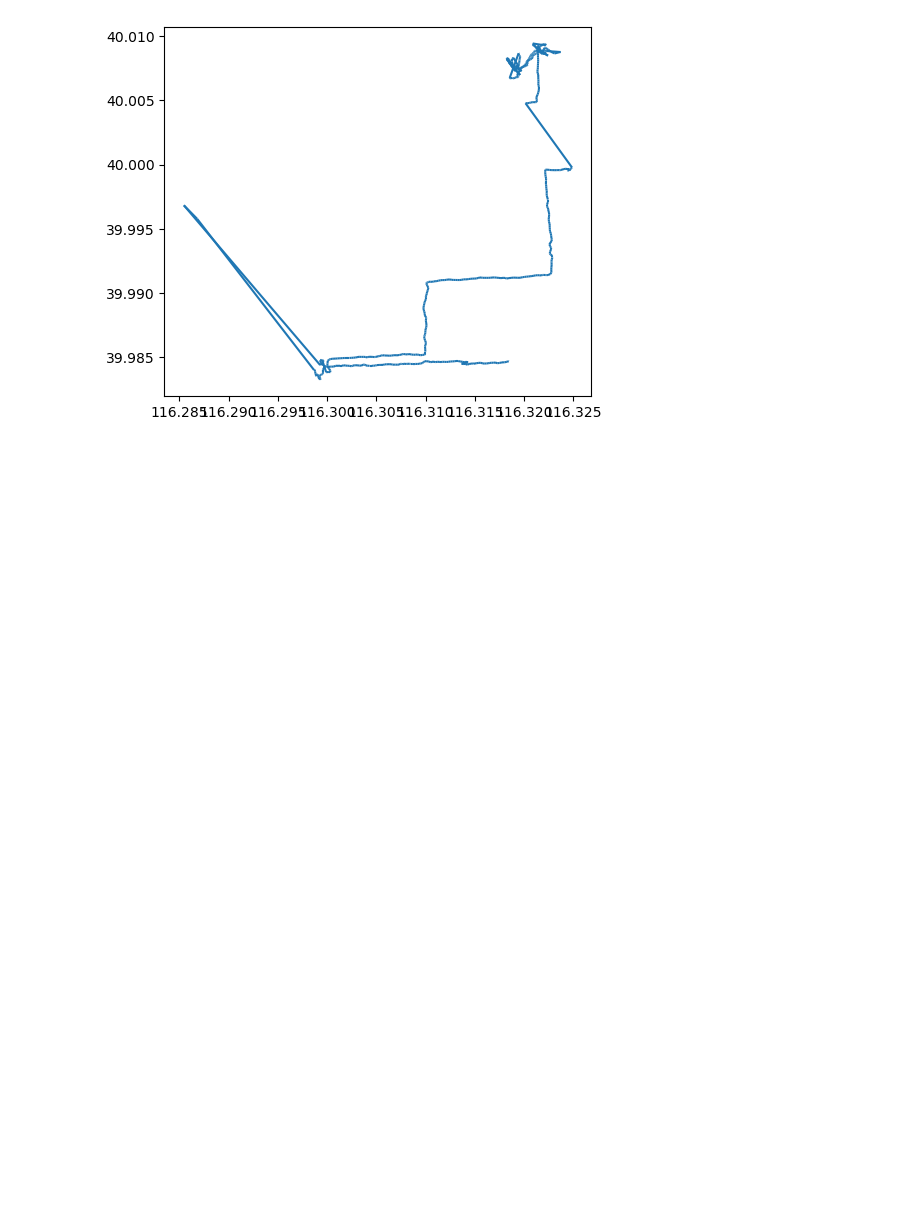
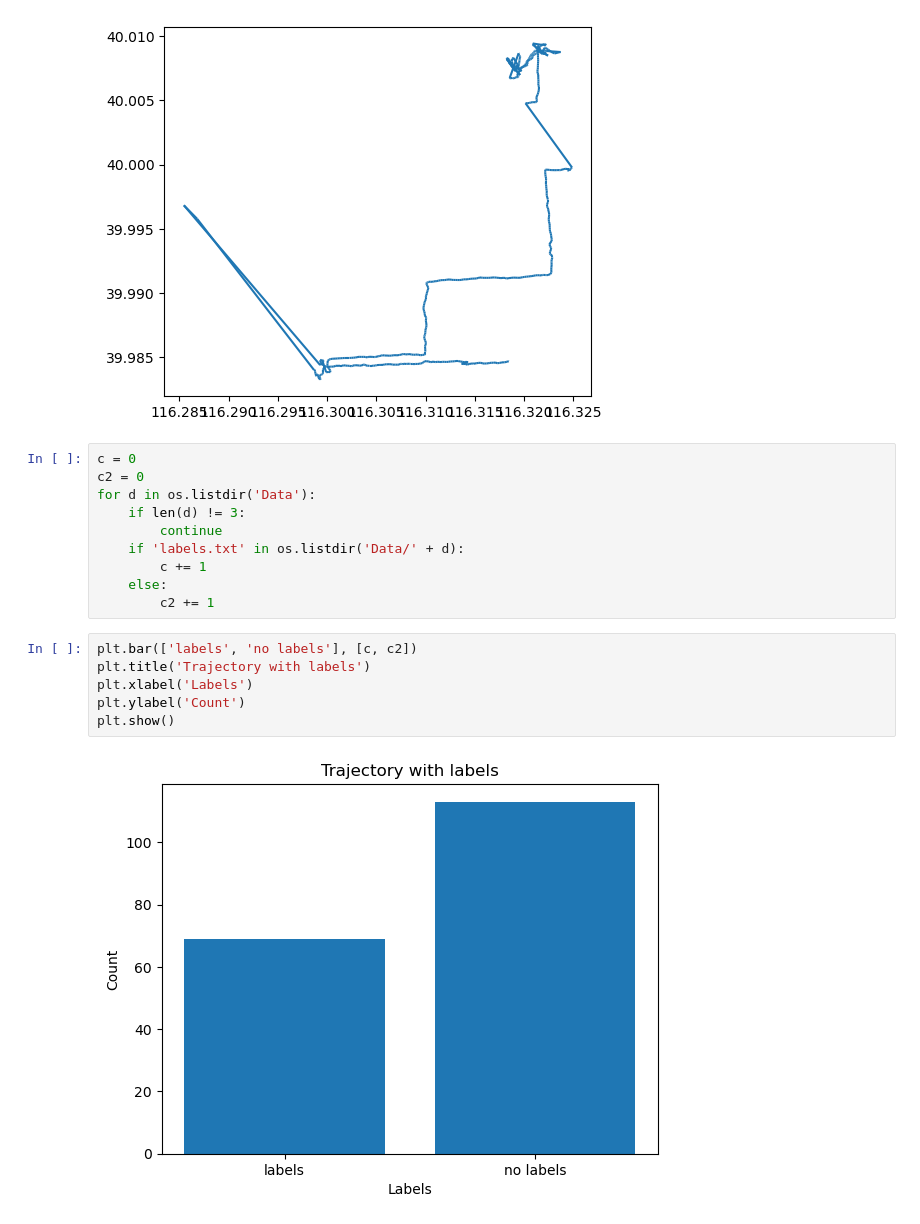
Before and after one commit to SzymonLeszkiewicz/GEO_EDA, a Jupyter notebook: Geolife/geolife.ipynb, the cells around one changed output. Drawn from its saved outputs; the diff is of its cells as text; blank space fills up the shorter version.

```diff
--- a/Geolife/geolife.ipynb
+++ b/Geolife/geolife.ipynb
@@ -100,3 +102,21 @@ traj_collection.plot()
 # %% [output]
 <Axes: >
 [figure]
+# %%
+c = 0
+c2 = 0
+for d in os.listdir('Data'):
+    if len(d) != 3:
+        continue
+    if 'labels.txt' in os.listdir('Data/' + d):
+        c += 1
+    else:
+        c2 += 1
+# %%
+plt.bar(['labels', 'no labels'], [c, c2])
+plt.title('Trajectory with labels')
+plt.xlabel('Labels')
+plt.ylabel('Count')
+plt.show()
+# %% [output]
+[figure, added]
```
Also changed, not shown: parts of 12 cells of this notebook, 4 other files.
